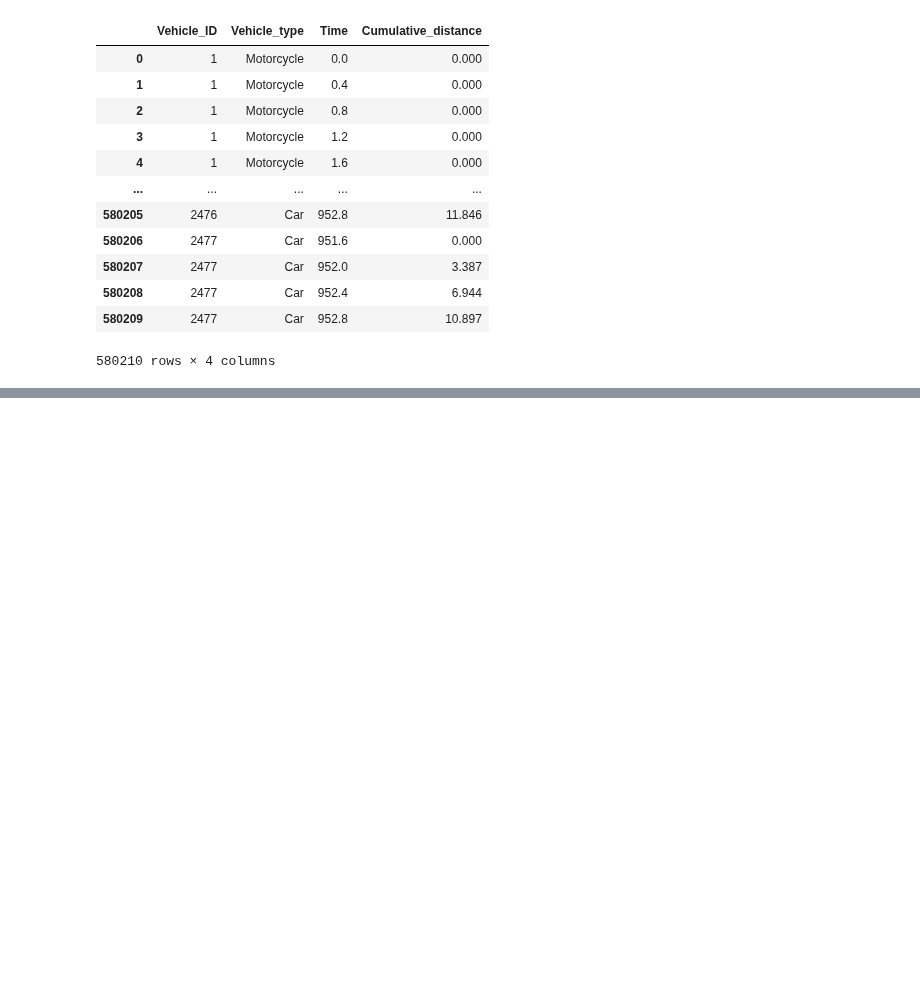
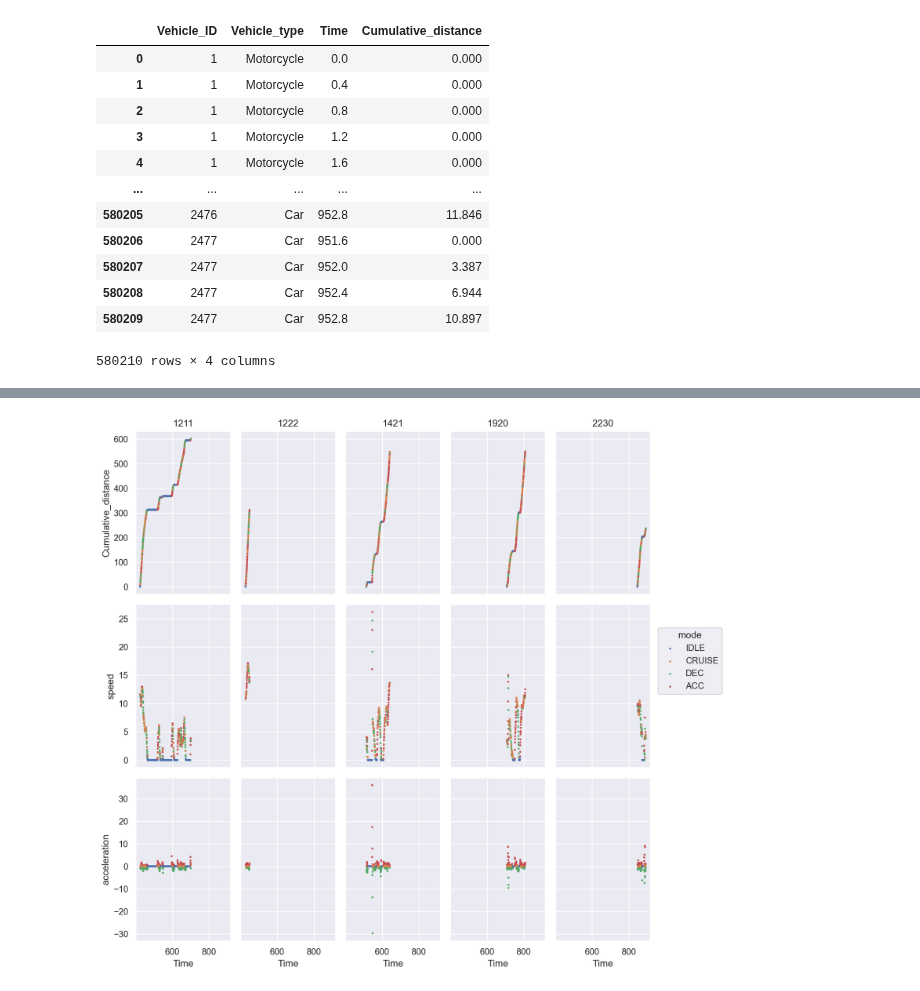
Before and after one commit to s221568/Trafic, a Jupyter notebook: Lab 2/JA.ipynb, the cells around one changed output, grey strips where cells are left out. Drawn from its saved outputs; the diff is of its cells as text; code cells hidden in the pictures; blank space fills up the shorter version.

```diff
--- a/Lab 2/JA.ipynb
+++ b/Lab 2/JA.ipynb
@@ -64,0 +113,13 @@ AttributeError: 'function' object has no attribute 'unique'
+# %%
+sample = np.random.choice(df.Vehicle_ID.unique(),5)
+(
+    so.Plot(df.loc[df.Vehicle_ID.isin(sample)], x="Time", color="mode")
+    .pair(y=["Cumulative_distance", "speed", "acceleration"])
+    .facet(col="Vehicle_ID")
+    .add(so.Dot(pointsize=2), so.Dodge())
+    .scale(color=so.Nominal())
+    .layout(size=(10,10))
+    .plot()
+)
+# %% [output]
+[figure, added]
```
Also changed, not shown: parts of 6 cells of this notebook.
